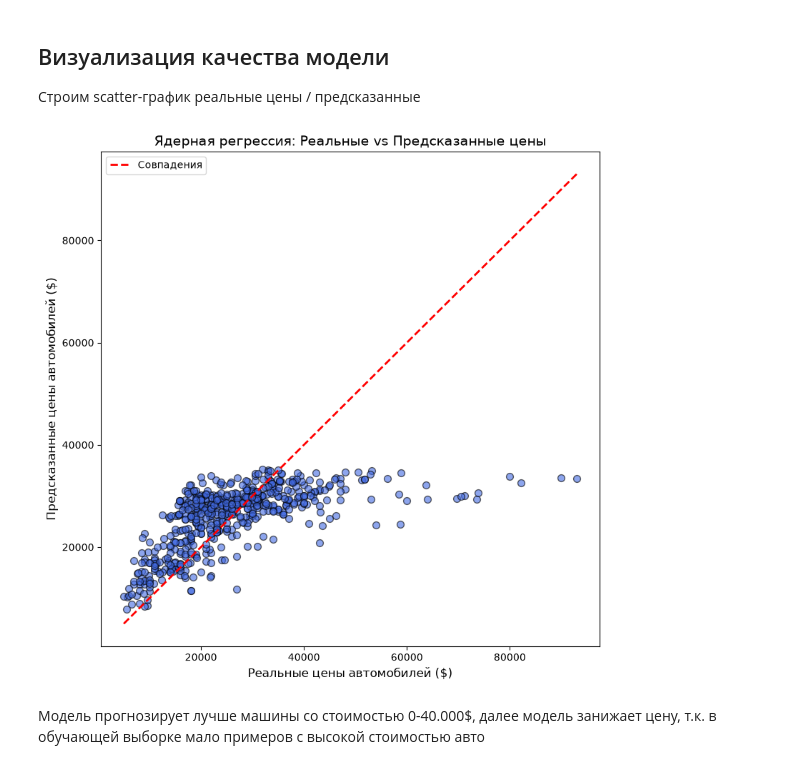
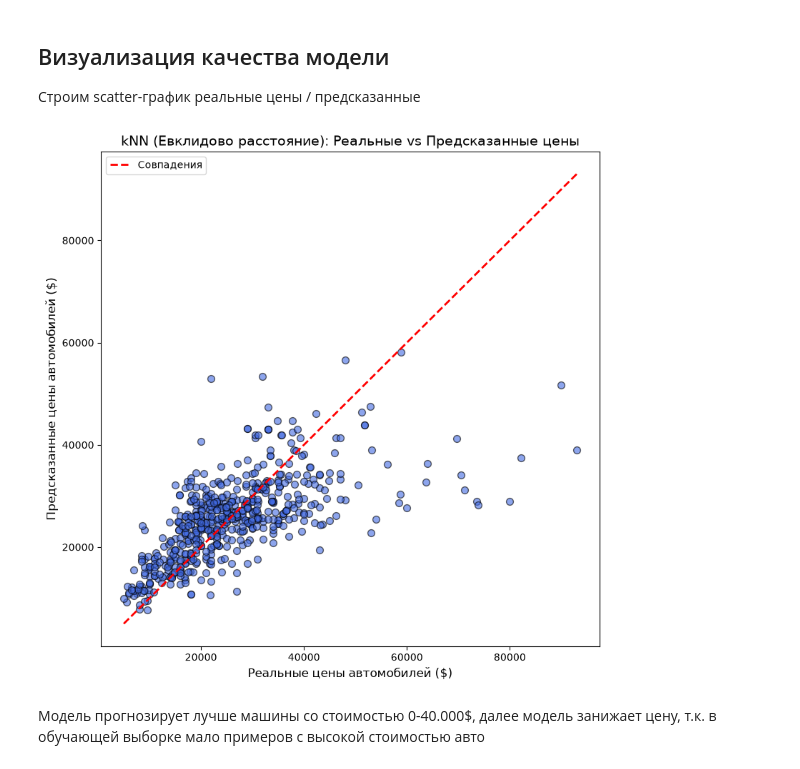
Before and after one commit to ezztakk/KFU_AI_labs, a Jupyter notebook: Lab_2/FadeevaEkaterina_4231133_lab2.ipynb, the cells around one changed output. Saved outputs shown, nothing was run; the diff lists cells and outputs as text; code cells hidden in the pictures.

```diff
--- a/Lab_2/FadeevaEkaterina_4231133_lab2.ipynb
+++ b/Lab_2/FadeevaEkaterina_4231133_lab2.ipynb
@@ -168,21 +168,21 @@ print(f"Лучшее MAE: ${best_mae:.2f}")
 # %%
 plt.figure(figsize=(9, 9))
 
-plt.scatter(y_test, y_pred_nw, alpha=0.6, color="royalblue", edgecolor="k", s=50)
+plt.scatter(y_test, y_pred_euc, alpha=0.6, color="royalblue", edgecolor="k", s=50)
 
-max_val = max(y_test.max(), y_pred_nw.max())
-min_val = min(y_test.min(), y_pred_nw.min())
+max_val = max(y_test.max(), y_pred_euc.max())
+min_val = min(y_test.min(), y_pred_euc.min())
 
 plt.plot(
     [min_val, max_val], [min_val, max_val], "r--", lw=2, label="Совпадения"
 )
 
-plt.title("Ядерная регрессия: Реальные vs Предсказанные цены", fontsize=14)
+plt.title("kNN (Евклидово расстояние): Реальные vs Предсказанные цены", fontsize=14)
 plt.xlabel("Реальные цены автомобилей ($)", fontsize=12)
 plt.ylabel("Предсказанные цены автомобилей ($)", fontsize=12)
 plt.legend()
 plt.show()
 # %% [output]
-[figure, old version]
+[figure, new version]
 # %% [markdown]
 Модель прогнозирует лучше машины со стоимостью 0-40.000$, далее модель занижает цену, т.к. в обучающей выборке мало примеров с высокой стоимостью авто
```
